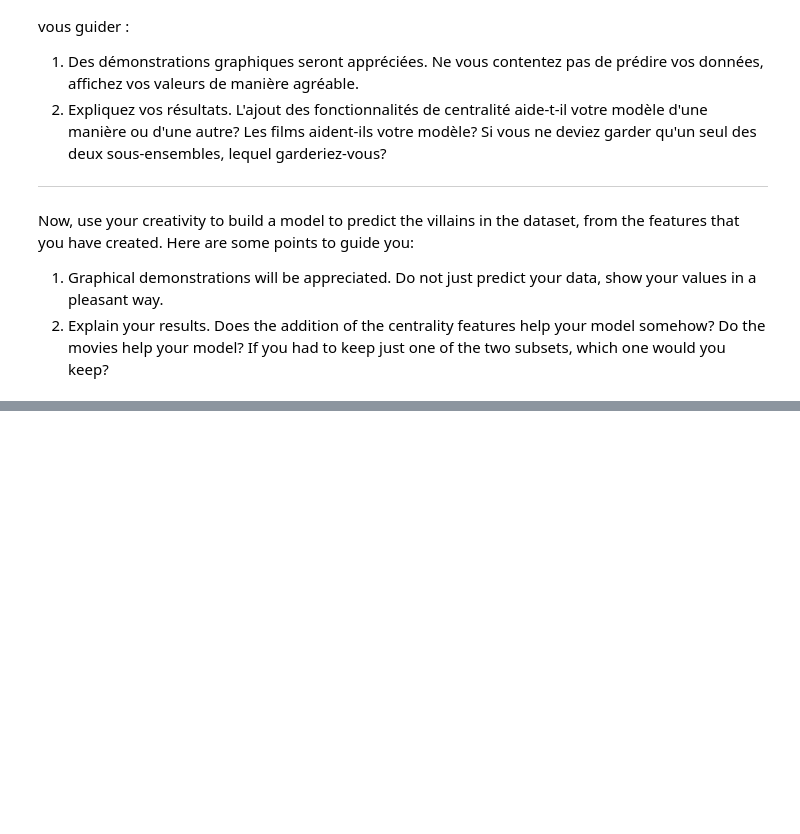
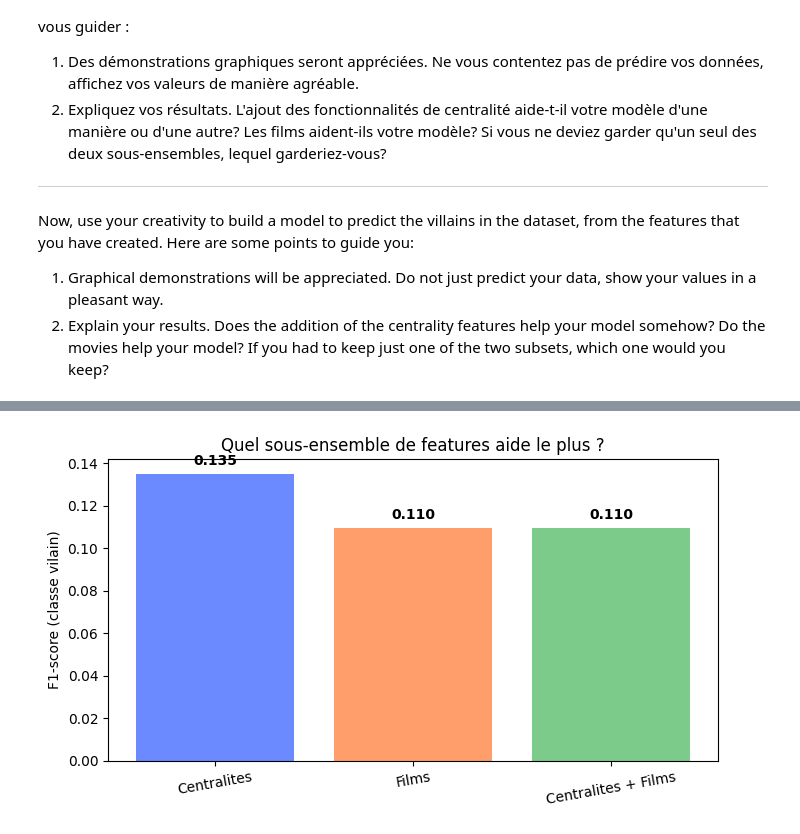
Before and after one commit to Usmanfye/Data_mining, a Jupyter notebook: TP3_Faye_Bouslah_Duval.ipynb, the cells around one changed output, grey strips where cells are left out. Drawn from its saved outputs; the diff is of its cells as text; code cells hidden in the pictures; blank space fills up the shorter version.

```diff
--- a/TP3_Faye_Bouslah_Duval.ipynb
+++ b/TP3_Faye_Bouslah_Duval.ipynb
@@ -1569,0 +1434,97 @@ Le pagerank domine (~0.40), suivi de la degree centrality (~0.22), eigenvector (
+# %%
+from sklearn.model_selection import train_test_split, cross_val_predict, StratifiedKFold
+from sklearn.ensemble import RandomForestClassifier
+from sklearn.linear_model import LogisticRegression
+from sklearn.metrics import classification_report, confusion_matrix, f1_score
+import matplotlib.pyplot as plt
+import seaborn as sns
+import numpy as np
+import pandas as pd
+
+# Sous-ensembles de features : les centralites (Partie 2) et les films (one-hot)
+cent_cols = ['degree_centrality', 'closeness_centrality', 'betweenness_centrality']
+movie_cols = [c for c in df_features.columns
+              if c not in cent_cols + ['Hero_id', 'Hero_name', 'Affiliation', 'y', 'villain_proba']]
+all_cols = cent_cols + movie_cols
+print(f"{len(cent_cols)} centralites | {len(movie_cols)} films | {len(all_cols)} features au total")
+
+y = df_features['y'].values
+print(f"Distribution des classes : {y.sum()} vilains / {(y == 0).sum()} heros")
+
+# Remarque : les centralites sont deja normalisees en 3.1 et les films sont binaires (0/1),
+# donc on n'ajoute pas de StandardScaler ici (cela evite la double normalisation).
+
+# ── 1. COMPARAISON DES SOUS-ENSEMBLES (repond a l'enonce : les films aident-ils ?) ──
+# On evalue chaque sous-ensemble en validation croisee stratifiee 5-fold : c'est bien
+# plus fiable qu'un seul split vu le faible nombre de vilains.
+def evaluate_subset(cols):
+    X = df_features[cols].values
+    rf = RandomForestClassifier(n_estimators=200, random_state=42, class_weight='balanced')
+    cv = StratifiedKFold(n_splits=5, shuffle=True, random_state=42)
+    pred = cross_val_predict(rf, X, y, cv=cv)
+    return f1_score(y, pred), int(((pred == 1) & (y == 1)).sum())
+
+subsets = {'Centralites': cent_cols, 'Films': movie_cols, 'Centralites + Films': all_cols}
+print("\n=== Comparaison des sous-ensembles (Random Forest, CV 5-fold) ===")
+f1_scores = {}
+for name, cols in subsets.items():
+    f1, detected = evaluate_subset(cols)
+    f1_scores[name] = f1
+    print(f"  {name:<22} F1 vilain = {f1:.3f} | vilains detectes = {detected}/{int(y.sum())}")
+
+plt.figure(figsize=(7, 4))
+plt.bar(list(f1_scores.keys()), list(f1_scores.values()), color=['#6B8AFF', '#FF9E6B', '#7DCB8A'])
+plt.ylabel("F1-score (classe vilain)")
+plt.title("Quel sous-ensemble de features aide le plus ?")
+plt.xticks(rotation=10)
+for i, v in enumerate(f1_scores.values()):
+    plt.text(i, v + 0.004, f"{v:.3f}", ha='center', fontweight='bold')
+plt.tight_layout()
+plt.savefig('subset_comparison.png', dpi=100)
+plt.show()
+
+# ── 2. Modele principal entraine sur TOUTES les features ──
+X = df_features[all_cols].values
+X_train, X_test, y_train, y_test = train_test_split(
+    X, y, test_size=0.2, random_state=42, stratify=y
+)
+
+rf = RandomForestClassifier(n_estimators=200, random_state=42, class_weight='balanced')
+rf.fit(X_train, y_train)
+y_pred_rf = rf.predict(X_test)
+print("\n=== Random Forest (centralites + films) ===")
+print(classification_report(y_test, y_pred_rf, target_names=['Heros', 'Vilain'], zero_division=0))
+
+lr = LogisticRegression(max_iter=1000, random_state=42, class_weight='balanced')
+lr.fit(X_train, y_train)
+y_pred_lr = lr.predict(X_test)
+print("\n=== Regression Logistique (centralites + films) ===")
+print(classification_report(y_test, y_pred_lr, target_names=['Heros', 'Vilain'], zero_division=0))
+
+# ── 3. Importance des features (top 15) ──
+feat_imp = pd.Series(rf.feature_importances_, index=all_cols).sort_values(ascending=False).head(15)
+plt.figure(figsize=(8, 5))
+feat_imp[::-1].plot(kind='barh', color='#6B8AFF')
+plt.title("Top 15 des features les plus importantes (Random Forest)")
+plt.xlabel("Importance")
+plt.tight_layout()
+plt.savefig('feature_importance.png', dpi=100)
+plt.show()
+
+# ── 4. Matrice de confusion (Random Forest) ──
+cm = confusion_matrix(y_test, y_pred_rf)
+plt.figure(figsize=(5, 4))
+sns.heatmap(cm, annot=True, fmt='d', cmap='Blues',
+            xticklabels=['Heros', 'Vilain'], yticklabels=['Heros', 'Vilain'])
+plt.title("Matrice de confusion (Random Forest)")
+plt.ylabel("Vrai label"); plt.xlabel("Predit")
+plt.tight_layout()
+plt.savefig('confusion_matrix.png', dpi=100)
+plt.show()
+
+# ── 5. Top-10 des personnages les plus susceptibles d'etre vilains ──
+df_features['villain_proba'] = rf.predict_proba(X)[:, 1]
+top10 = df_features.sort_values('villain_proba', ascending=False).head(10)
+print("\nTop-10 personnages les plus susceptibles d'etre vilains :")
+print(top10[['Hero_name', 'villain_proba', 'y']].to_string(index=False))
+# %% [output]
@@ -1569,0 +1538 @@ Le pagerank domine (~0.40), suivi de la degree centrality (~0.22), eigenvector (
+[figure, added]
```
Also changed, not shown: parts of 4 cells of this notebook, 3 other files.
